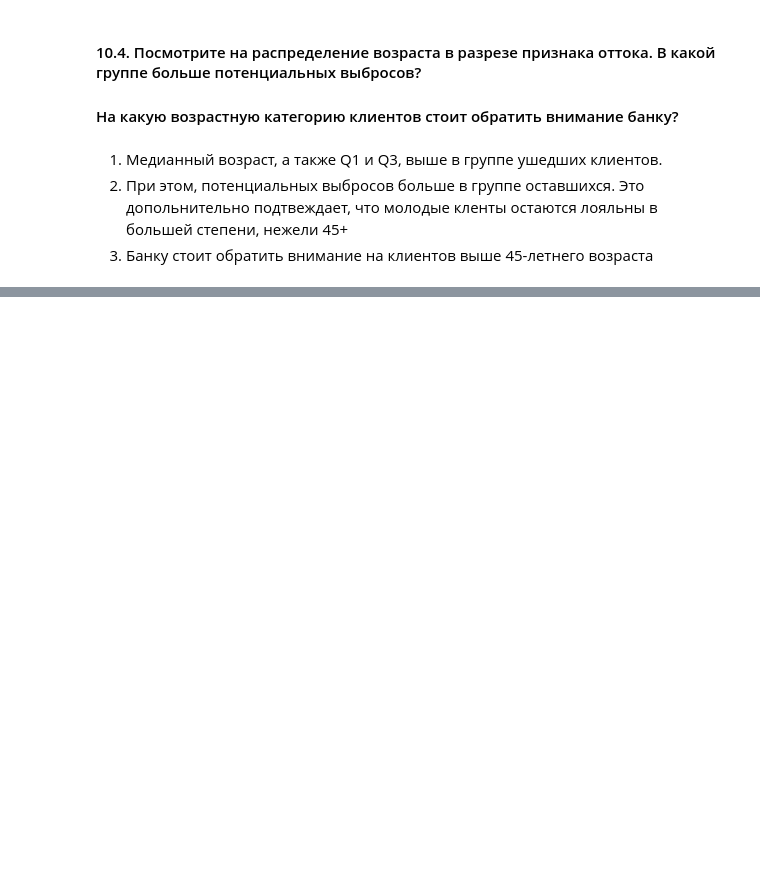
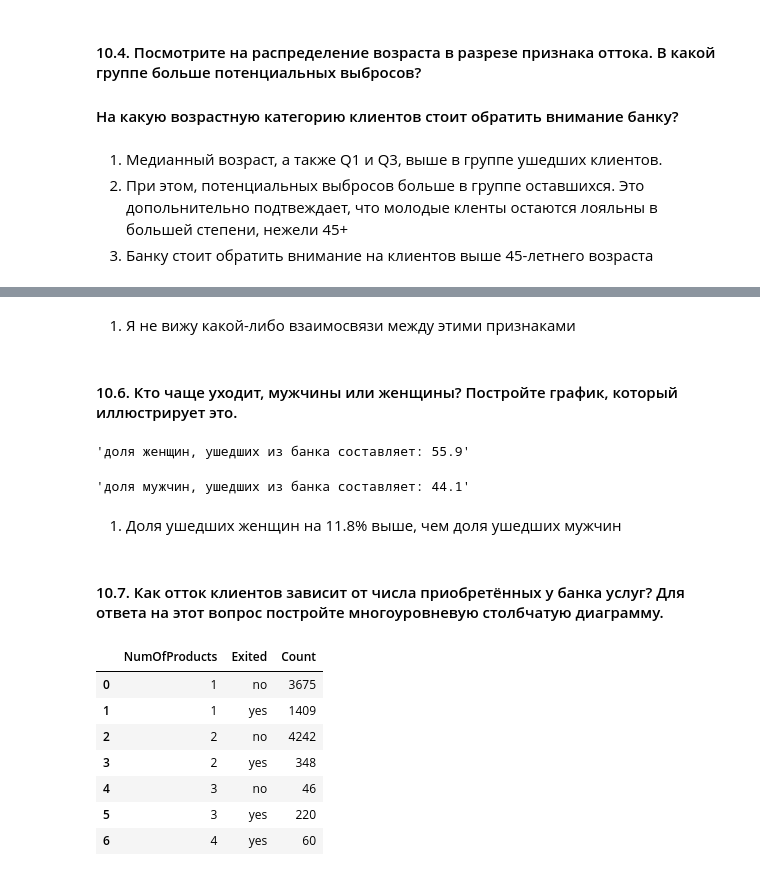
Before and after one commit to YarikKa2/Bank_data_analysis, a Jupyter notebook: Code/Bank_data_analysis.ipynb, the cells around one changed output, grey strips where cells are left out. Drawn from its saved outputs; the diff is of its cells as text; code cells hidden in the pictures; blank space fills up the shorter version.

```diff
--- a/Code/Bank_data_analysis.ipynb
+++ b/Code/Bank_data_analysis.ipynb
@@ -143 +158,81 @@ fig_4.show()
+# %% [markdown]
+1. Я не вижу какой-либо взаимосвязи между этими признаками
+# %% [markdown]
+#### 10.6. Кто чаще уходит, мужчины или женщины? Постройте график, который иллюстрирует это.
+# %%
+# выбираем данные, которые соответсвуют только ушедшим клиентам
+exited_mask = churn_data_mod['Exited'] == 'yes'
+exited_only = churn_data_mod[exited_mask]
+
+# доля ушедших женщин в %
+share_of_women = len(exited_only[exited_only['Gender'] == 'Female']) / len(exited_only) * 100
+share_of_women = round(share_of_women, 1)
+
+# доля ушедших мужчин в %
+share_of_men = 100 - share_of_women
+
+
+display(f'доля женщин, ушедших из банка составляет: {share_of_women}',
+        f'доля мужчин, ушедших из банка составляет: {share_of_men}')
+
+# создаем датафрейм, в котором представлены доли ушедших клиентов
+fig_6_data = pd.DataFrame(
+    {'Gender' : ['Female', 'Male'],
+     'Share' : [share_of_women, share_of_men]}
+)
+
+
+# отображаем в виде пайчарта
+fig_6 = px.pie(
+    data_frame=fig_6_data,
+    names='Gender',
+    values='Share',
+    height=500,
+    width=500,
+    title='Exited clients by gender',
+    color='Gender',
+    color_discrete_map=({
+        'Female' : 'darkblue',
+        'Male' : 'royalblue'
+    })
+)
+
+fig_6.update_traces(textposition='inside', textinfo='percent+label')
+fig_6.show()
+# %% [output]
+'доля женщин, ушедших из банка составляет: 55.9'
+'доля мужчин, ушедших из банка составляет: 44.1'
+# %% [markdown]
+1. Доля ушедших женщин на 11.8% выше, чем доля ушедших мужчин
+# %% [markdown]
+#### 10.7. Как отток клиентов зависит от числа приобретённых у банка услуг? Для ответа на этот вопрос постройте многоуровневую столбчатую диаграмму.
+# %%
+
+churn_data_mod['NumOfProducts'] = churn_data_mod['NumOfProducts'].astype('str')
+
+fig_7_data = churn_data_mod.groupby(by=['NumOfProducts' , 'Exited'], as_index=False).count()
+fig_7_data['Count'] = fig_7_data['CustomerId']
+fig_7_data = fig_7_data.iloc[:, [0, 1, -1]]
+display(fig_7_data)
+
+
+fig_7 = px.bar(
+    data_frame=fig_7_data,
+    x='Exited',
+    y='Count',
+    color='NumOfProducts',
+    width=600,
+    height=900
+)
+
+fig_7.show()
+# %% [output]
+|  | NumOfProducts | Exited | Count |
+| 0 | 1 | no | 3675 |
+| 1 | 1 | yes | 1409 |
+| 2 | 2 | no | 4242 |
+| 3 | 2 | yes | 348 |
+| 4 | 3 | no | 46 |
+| 5 | 3 | yes | 220 |
+| 6 | 4 | yes | 60 |
 # %%
```
Also changed, not shown: parts of 4 cells of this notebook, 1 other file.
